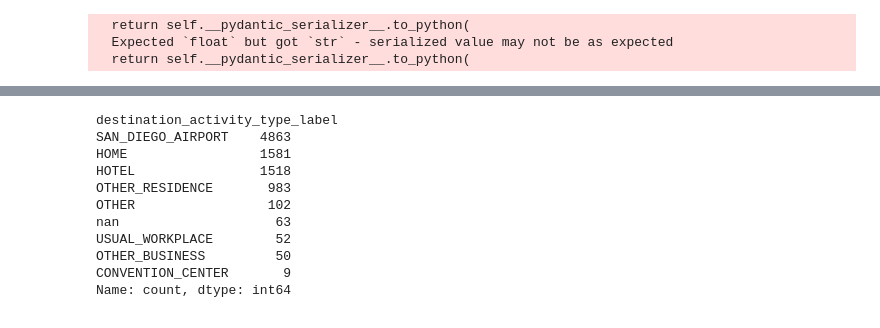
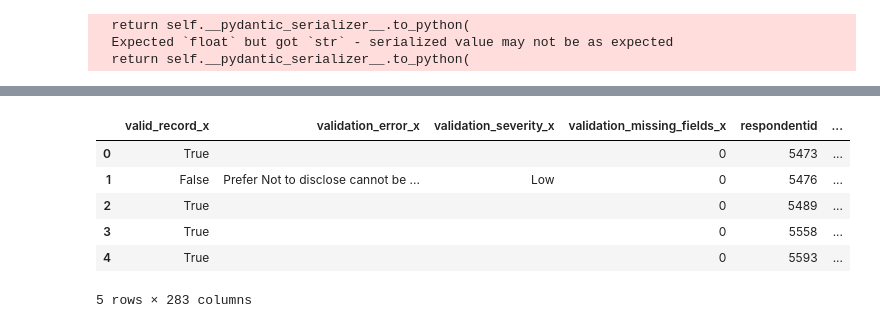
Before and after one commit to wsp-sag/Survey_Airport, a Jupyter notebook: notebooks/data-model-development-helper.ipynb, the cells around one changed output, grey strips where cells are left out. Drawn from its saved outputs; the diff is of its cells as text; code cells hidden in the pictures.

```diff
--- a/notebooks/data-model-development-helper.ipynb
+++ b/notebooks/data-model-development-helper.ipynb
@@ -411,13 +415,14 @@ for respondent in respondent_list:
              passenger_type = respondent["passenger_type"]
              resident_visitor_general = respondent["resident_visitor_general"]
              if passenger_type == e.PassengerType.ARRIVING:
-                  if resident_visitor_general == e.ResidentVisitorGeneral.COMING_HOME:
+                  if resident_visitor_general == e.ResidentVisitorGeneral.COMING_HOME or resident_visitor_general == e.ResidentVisitorFollowup.LIVE_OUTSIDE_REGION_TRAVELED_TO_AIRPORT:
                        apr = ArrivingPassengerResident(** respondent)
                        arriving_air_passenger_resident_list.append(apr)
                   else:
                        apv = ArrivingPassengerVisitor(** respondent)
                        arriving_air_passenger_visitor_list.append(apv)
-             elif passenger_type == e.PassengerType.DEPARTING:
+
+             elif passenger_type == e.PassengerType.DEPARTING or resident_visitor_general == e.ResidentVisitorFollowup.LIVE_OUTSIDE_REGION_TRAVELED_TO_AIRPORT:
                   if resident_visitor_general == e.ResidentVisitorGeneral.LEAVING_HOME:
                        dpr = DepartingPassengerResident(** respondent)
                        departing_air_passenger_resident_list.append(dpr)
@@ -523,5 +521,15 @@ output_df.shape
 # %%
 output_df = add_synthetic_records(output_df)
+# %%
+output_df.head()
+# %% [output]
+|  | valid_record_x | validation_error_x | validation_severity_x | validation_missing_fields_x | respondentid | ... |
+| 0 | True |  |  | 0 | 5473 | ... |
+| 1 | False | Prefer Not to disclose cannot be ... | Low | 0 | 5476 | ... |
+| 2 | True |  |  | 0 | 5489 | ... |
+| 3 | True |  |  | 0 | 5558 | ... |
+| 4 | True |  |  | 0 | 5593 | ... |
+5 rows × 283 columns
 # %%
 output_df =  add_enum_label_columns(output_df, Respondent)
 
@@ -532,20 +547,6 @@ output_df =  add_enum_label_columns(output_df, ArrivingPassengerVisitor)
 
 output_df =  add_enum_label_columns(output_df, Trip)
 output_df =  add_enum_label_columns(output_df, Employee)
-# %%
-output_df['destination_activity_type_label'].value_counts()
-# %% [output]
-destination_activity_type_label
-SAN_DIEGO_AIRPORT    4863
-HOME                 1581
-HOTEL                1518
-OTHER_RESIDENCE       983
-OTHER                 102
-nan                    63
-USUAL_WORKPLACE        52
-OTHER_BUSINESS         50
-CONVENTION_CENTER       9
-Name: count, dtype: int64
 # %%
 reference_columns = clean_df.columns.tolist()
 
```
Also changed, not shown: parts of 8 cells of this notebook, 5 other files.
